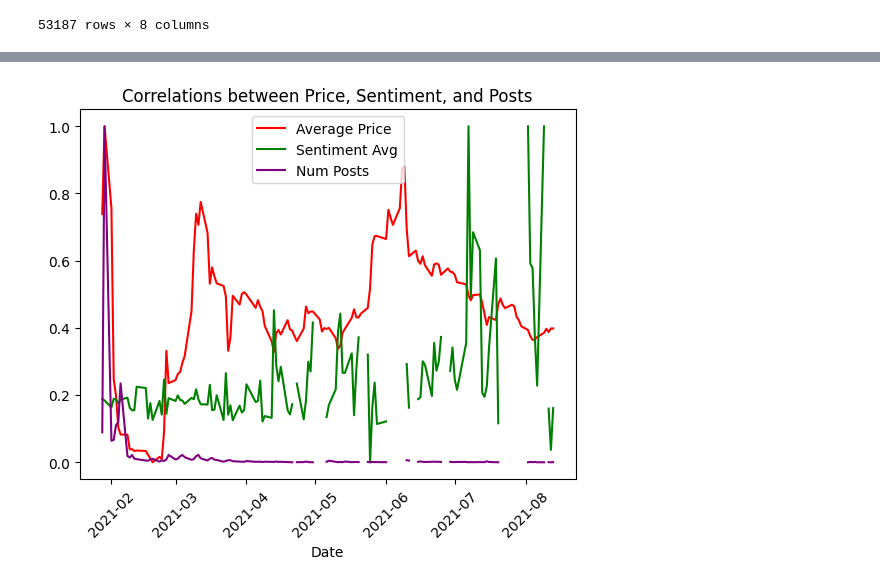
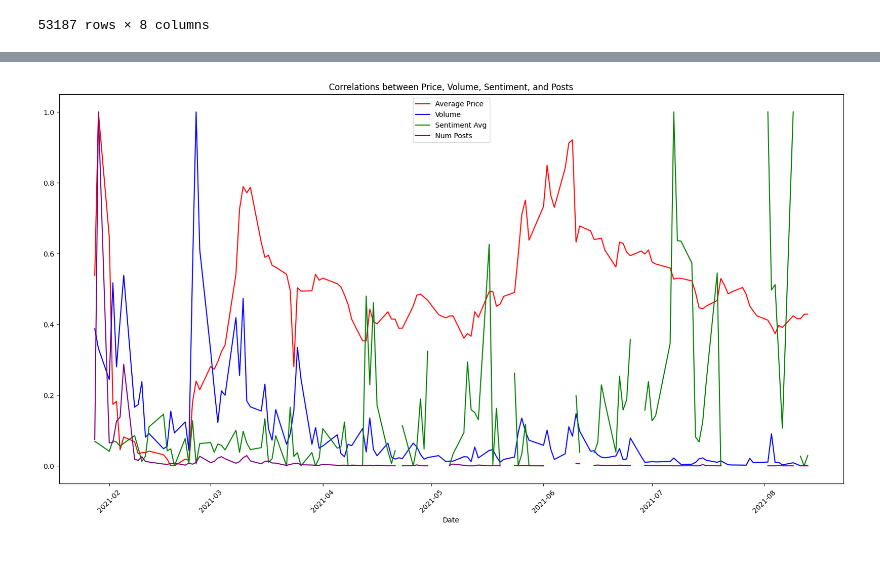
Before and after one commit to s5263er/GameStop-Sentiment-and-Price-Analysis, a Jupyter notebook: FIN_INFO_RET.ipynb, the cells around one changed output, grey strips where cells are left out. Drawn from its saved outputs; the diff is of its cells as text; code cells hidden in the pictures; blank space fills up the shorter version.

Commit message:
Who doesn't love spaghetti? Jokes aside VADER Sentiment Model Added & Some Improvements & Financial News Data Fetched From 2 Sources

```diff
--- a/FIN_INFO_RET.ipynb
+++ b/FIN_INFO_RET.ipynb
@@ -411,13 +436,28 @@ plt.show()
+# %%
+from scipy.stats.mstats import winsorize
+
+# winsorize the sentiment_avg and num_posts columns
+sentiment_winsorized = winsorize(merged_df_gme['sentiment_avg'], limits=[0.1, 0.1])
+posts_winsorized = winsorize(merged_df_gme['num_posts'], limits=[0.1, 0.1])
+
+# add the winsorized columns to the merged_df_gme dataframe
+merged_df_gme['sentiment_winsorized'] = sentiment_winsorized
+merged_df_gme['posts_winsorized'] = posts_winsorized
 # %%
 # standardize the variables
 merged_df_gme['Volume'] = (merged_df_gme['Volume'] - merged_df_gme['Volume'].mean()) / merged_df_gme['Volume'].std()
-merged_df_gme['sentiment_avg'] = (merged_df_gme['sentiment_avg'] - merged_df_gme['sentiment_avg'].mean()) / merged_df_gme['sentiment_avg'].std()
-merged_df_gme['num_posts'] = (merged_df_gme['num_posts'] - merged_df_gme['num_posts'].mean()) / merged_df_gme['num_posts'].std()
-merged_df_gme['avg_price'] = (merged_df_gme['avg_price'] - merged_df_gme['avg_price'].mean()) / merged_df_gme['avg_price'].std()
+merged_df_gme['sentiment_winsorized'] = (merged_df_gme['sentiment_winsorized'] - merged_df_gme['sentiment_winsorized'].mean()) / merged_df_gme['sentiment_winsorized'].std()
+merged_df_gme['posts_winsorized'] = (merged_df_gme['posts_winsorized'] - merged_df_gme['posts_winsorized'].mean()) / merged_df_gme['posts_winsorized'].std()
+merged_df_gme['Close'] = (merged_df_gme['Close'] - merged_df_gme['Close'].mean()) / merged_df_gme['Close'].std()
 
 # compute the correlation matrix
-corr_matrix = merged_df_gme[['Volume', 'sentiment_avg', 'num_posts', 'avg_price']].corr()
+corr_matrix = merged_df_gme[['Volume', 'sentiment_winsorized', 'posts_winsorized', 'Close']].corr()
 
 # display the correlation matrix
-print(corr_matrix)
+#print(corr_matrix)
+
+sns.heatmap(corr_matrix, annot=True, cmap='coolwarm')
+
+# show the plot
+plt.show()
 # %% [output]
@@ -429,26 +465,29 @@ avg_price     -0.152151       0.055328   0.210469   1.000000
 # %%
-#WITHOUT WINSOR
+
 # normalize the data using min-max scaling
-avg_price_norm = (merged_df_gme['avg_price'] - merged_df_gme['avg_price'].min()) / (merged_df_gme['avg_price'].max() - merged_df_gme['avg_price'].min())
-sentiment_norm = (merged_df_gme['sentiment_avg'] - merged_df_gme['sentiment_avg'].min()) / (merged_df_gme['sentiment_avg'].max() - merged_df_gme['sentiment_avg'].min())
-posts_norm = (merged_df_gme['num_posts'] - merged_df_gme['num_posts'].min()) / (merged_df_gme['num_posts'].max() - merged_df_gme['num_posts'].min())
+avg_price_norm = (merged_df_gme['Close'] - merged_df_gme['Close'].min()) / (merged_df_gme['Close'].max() - merged_df_gme['Close'].min())
+volume_norm = (merged_df_gme['Volume'] - merged_df_gme['Volume'].min()) / (merged_df_gme['Volume'].max() - merged_df_gme['Volume'].min())
+sentiment_norm = (merged_df_gme['sentiment_winsorized'] - merged_df_gme['sentiment_winsorized'].min()) / (merged_df_gme['sentiment_winsorized'].max() - merged_df_gme['sentiment_winsorized'].min())
+posts_norm = (merged_df_gme['posts_winsorized'] - merged_df_gme['posts_winsorized'].min()) / (merged_df_gme['posts_winsorized'].max() - merged_df_gme['posts_winsorized'].min())
 
 # create a figure and axis object
-fig, ax = plt.subplots()
+fig, ax = plt.subplots(figsize = (20,10))
 
 # plot the normalized data on the same y-axis
 ax.plot(merged_df_gme['date'], avg_price_norm, color='red', label='Average Price')
+ax.plot(merged_df_gme['date'], volume_norm, color='blue', label='Volume')
 ax.plot(merged_df_gme['date'], sentiment_norm, color='green', label='Sentiment Avg')
 ax.plot(merged_df_gme['date'], posts_norm, color='purple', label='Num Posts')
 
 # set the x-axis label and title
 ax.set_xlabel('Date')
-ax.set_title('Correlations between Price, Sentiment, and Posts')
-plt.xticks(rotation=45)
+ax.set_title('Correlations between Price, Volume, Sentiment, and Posts')
+
 # create a legend
 ax.legend()
+plt.xticks(rotation=45)
 
 # display the plot
 plt.show()
 # %% [output]
-[figure, old version]
+[figure, new version]
```
Also changed, not shown: parts of 28 cells of this notebook.
